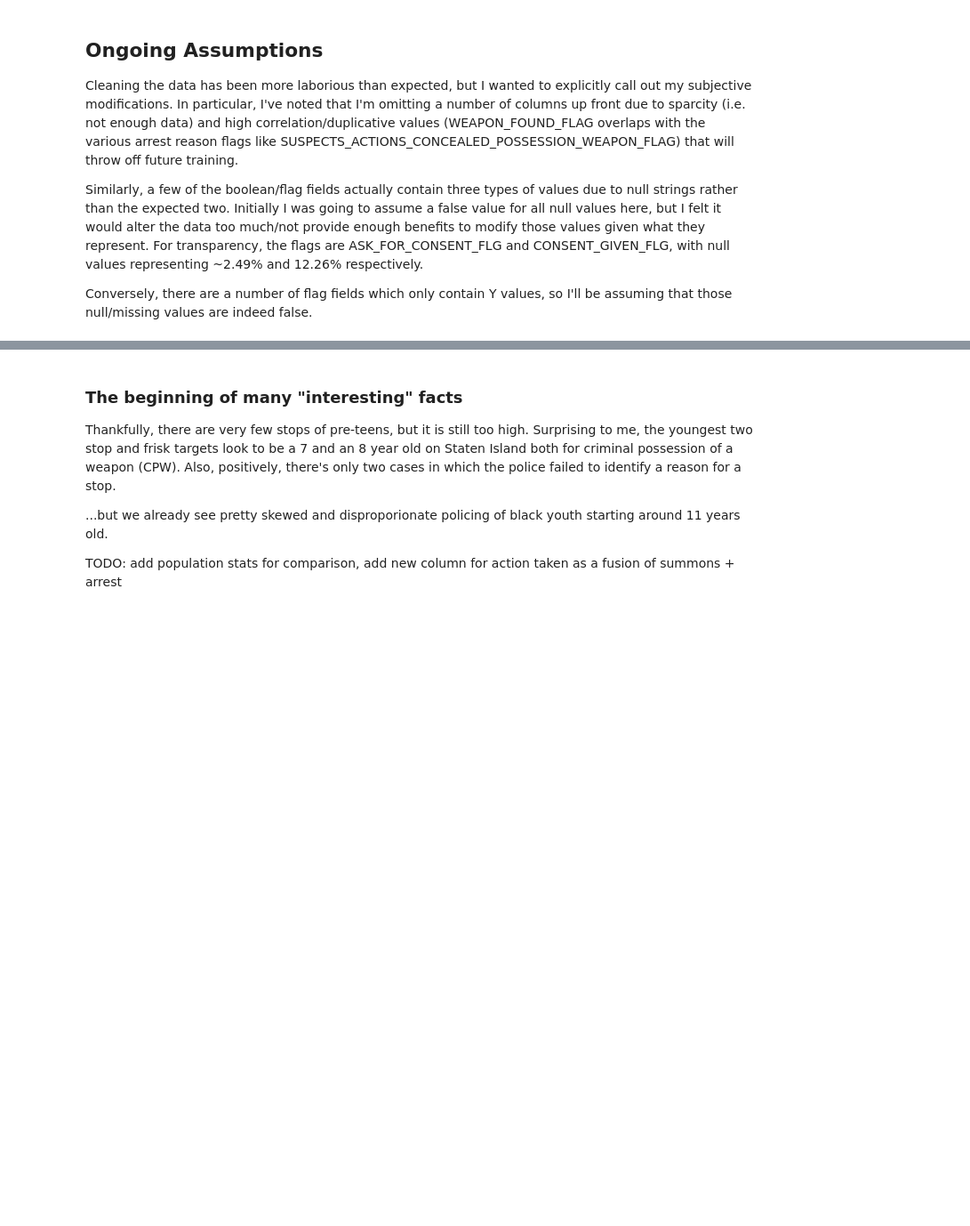
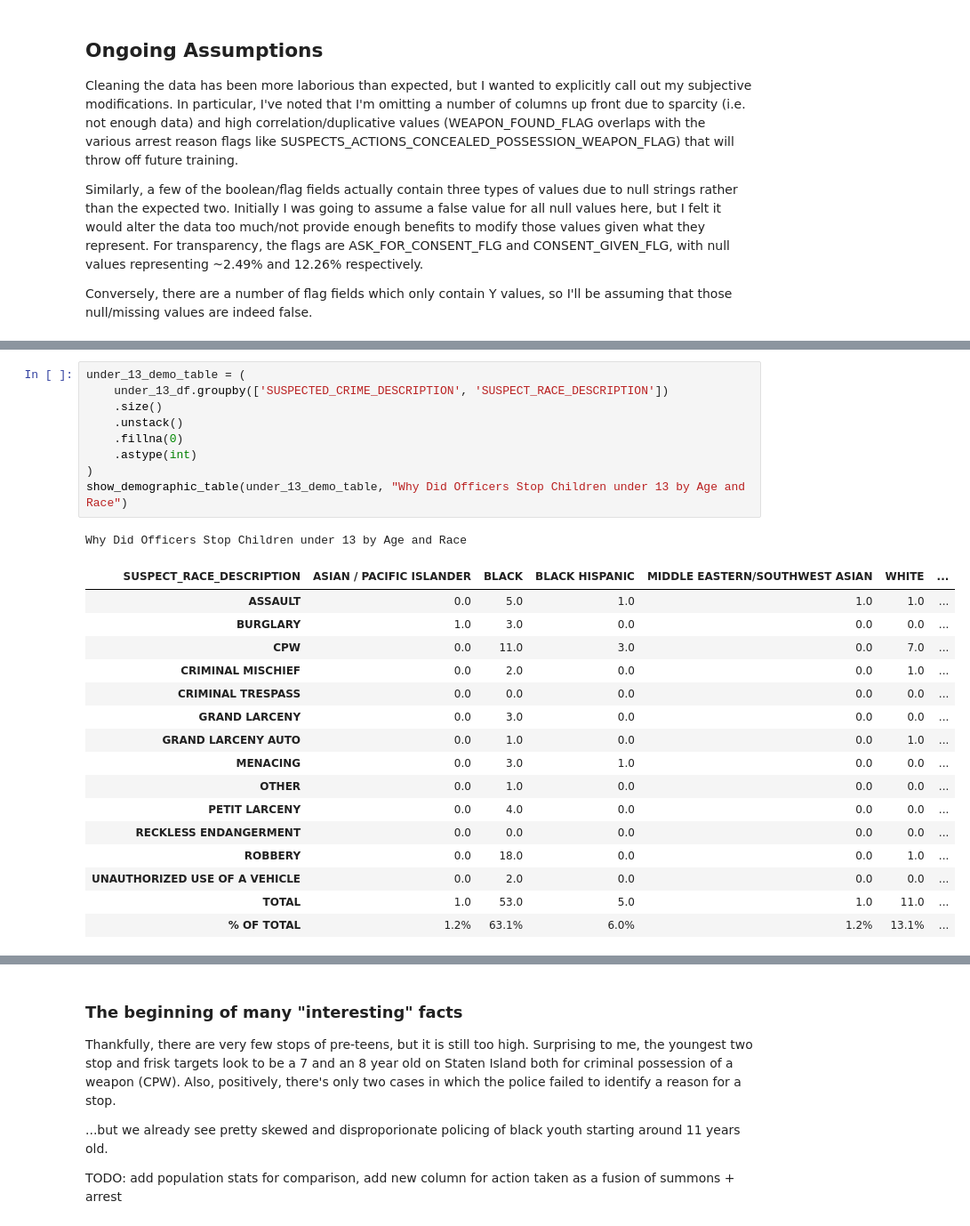
Before and after one commit to gbangban/ml-supervised-kim, a Jupyter notebook: notebook.ipynb, the cells around one changed output, grey strips where cells are left out. Shown at 89% size. Saved outputs shown, nothing was run; the diff lists cells and outputs as text; blank space fills up the shorter version.

```diff
--- a/notebook.ipynb
+++ b/notebook.ipynb
@@ -345,0 +449,27 @@ All Stops of Children under 13 by Age and Race
+# %%
+under_13_demo_table = (
+    under_13_df.groupby(['SUSPECTED_CRIME_DESCRIPTION', 'SUSPECT_RACE_DESCRIPTION'])
+    .size()
+    .unstack()
+    .fillna(0)
+    .astype(int)
+)
+show_demographic_table(under_13_demo_table, "Why Did Officers Stop Children under 13 by Age and Race")
+# %% [output]
+Why Did Officers Stop Children under 13 by Age and Race
+| SUSPECT_RACE_DESCRIPTION | ASIAN / PACIFIC ISLANDER | BLACK | BLACK HISPANIC | MIDDLE EASTERN/SOUTHWEST ASIAN | WHITE | ... |
+| ASSAULT | 0.0 | 5.0 | 1.0 | 1.0 | 1.0 | ... |
+| BURGLARY | 1.0 | 3.0 | 0.0 | 0.0 | 0.0 | ... |
+| CPW | 0.0 | 11.0 | 3.0 | 0.0 | 7.0 | ... |
+| CRIMINAL MISCHIEF | 0.0 | 2.0 | 0.0 | 0.0 | 1.0 | ... |
+| CRIMINAL TRESPASS | 0.0 | 0.0 | 0.0 | 0.0 | 0.0 | ... |
+| GRAND LARCENY | 0.0 | 3.0 | 0.0 | 0.0 | 0.0 | ... |
+| GRAND LARCENY AUTO | 0.0 | 1.0 | 0.0 | 0.0 | 1.0 | ... |
+| MENACING | 0.0 | 3.0 | 1.0 | 0.0 | 0.0 | ... |
+| OTHER | 0.0 | 1.0 | 0.0 | 0.0 | 0.0 | ... |
+| PETIT LARCENY | 0.0 | 4.0 | 0.0 | 0.0 | 0.0 | ... |
+| RECKLESS ENDANGERMENT | 0.0 | 0.0 | 0.0 | 0.0 | 0.0 | ... |
+| ROBBERY | 0.0 | 18.0 | 0.0 | 0.0 | 1.0 | ... |
+| UNAUTHORIZED USE OF A VEHICLE | 0.0 | 2.0 | 0.0 | 0.0 | 0.0 | ... |
+| TOTAL | 1.0 | 53.0 | 5.0 | 1.0 | 11.0 | ... |
+| % OF TOTAL | 1.2% | 63.1% | 6.0% | 1.2% | 13.1% | ... |
```
Also changed, not shown: parts of 21 cells of this notebook.
